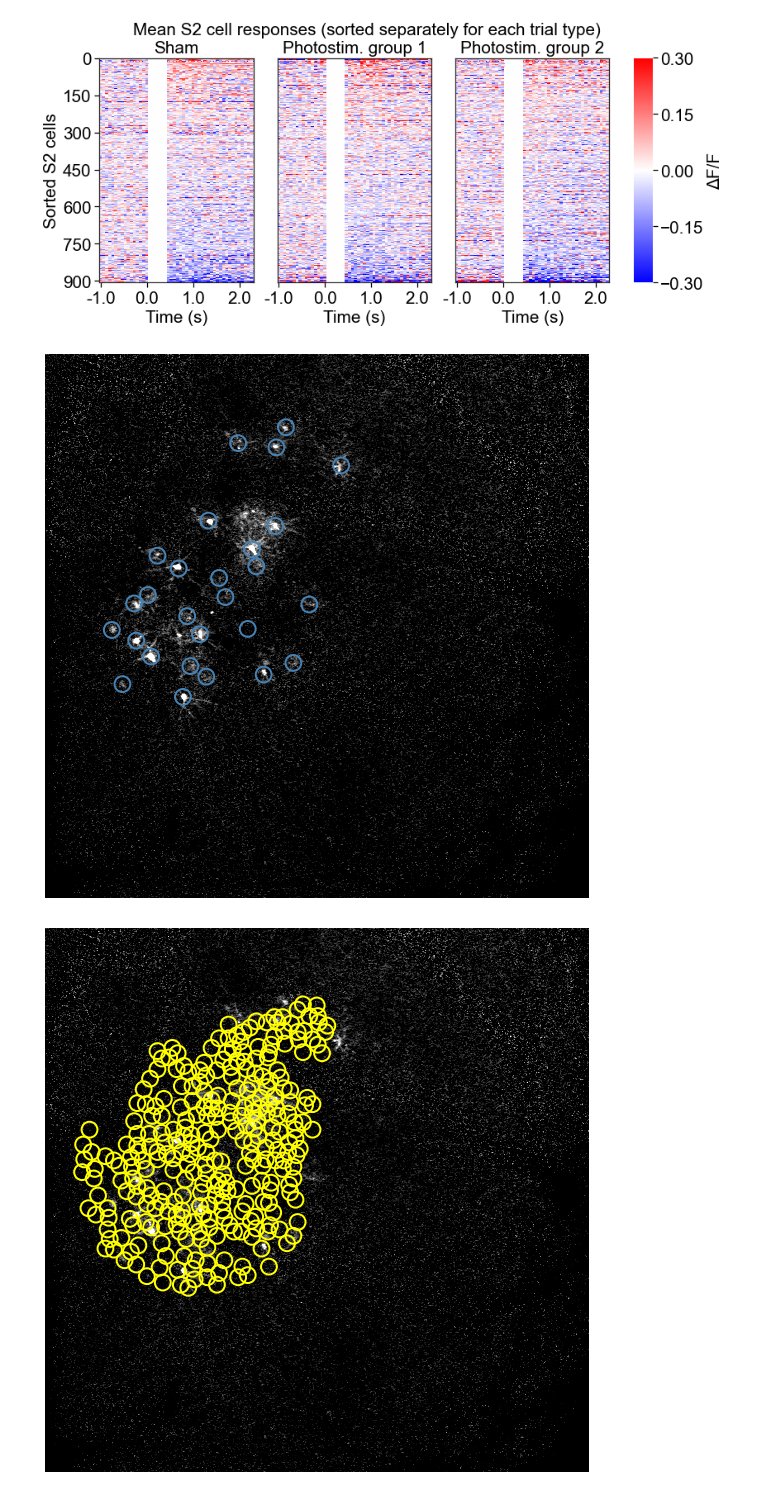
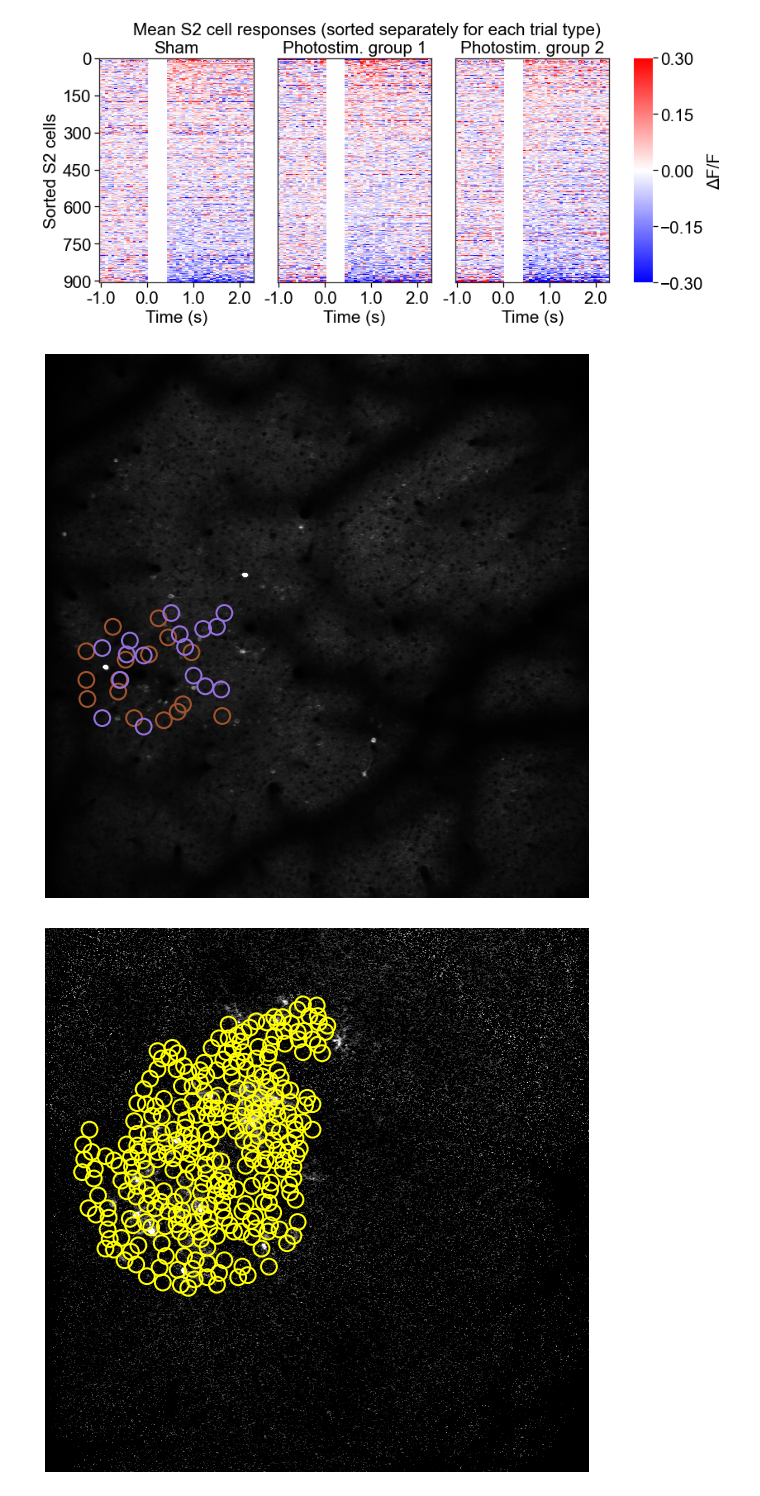
Before and after one commit to Packer-Lab/Vape, a Jupyter notebook: jupyter/rob/playground.ipynb, the cells around one changed output. Drawn from its saved outputs; the diff is of its cells as text; code cells hidden in the pictures.

```diff
--- a/jupyter/rob/playground.ipynb
+++ b/jupyter/rob/playground.ipynb
@@ -8,7 +8,7 @@ import utils.utils_funcs as uf
 import utils.gsheets_importer as gsi
 from utils.paq2py import *
 
-session_type = 'sensory_2sec_test'
+session_type = 'projection_2sec_test'
 # %% [output]
 The autoreload extension is already loaded. To reload it, use:
   %reload_ext autoreload
@@ -38,7 +38,13 @@ s2_borders_path: /home/rlees/mnt/qnap/Analysis/S2_borders
 # w2p_img = tf.imread(os.path.join(qnap_data_path, '2020-09-14', 'RL101', '2020-09-14_RL101_s-001',
 #                                  '2020-09-14_RL101_s-001_Cycle00001_Ch2_000001.ome.tif'))
 
-w2p_img = tf.imread(os.path.join(stam_save_path, '2020-09-08_RL099_t-007_Cycle00001_Ch3_Stim1_STA_Plane1_dFF_AvgImage.tif'))
+# w2p_img = tf.imread(os.path.join(qnap_data_path, '2021-02-18', 'RL127', '2021-02-18_RL127_s-001',
+#                                  '2021-02-18_RL127_s-001_Cycle00001_Ch3_000001.ome.tif'))
+
+w2p_img = tf.imread(os.path.join(qnap_data_path, '2021-02-23', 'RL129', '2021-02-23_RL129_s-001',
+                                 '2021-02-23_RL129_s-001_Cycle00001_Ch3_000001.ome.tif'))
+
+# w2p_img = tf.imread(os.path.join(stam_save_path, '2020-09-08_RL099_t-007_Cycle00001_Ch3_Stim1_STA_Plane1_dFF_AvgImage.tif'))
 # 2020-09-08_RL099_t-007_Cycle00001_Ch3_Stim1_STA_Plane1_dFF_AvgImage
 # 2020-09-08_RL099_t-008_Cycle00001_Ch3_Stim1_STA_Plane1_dFF_AvgImage
 
@@ -76,3 +82,11 @@ def s2pMasks(s2p_path, cell_ids, values):
             mask_img[ypix,xpix] = values[np.where(np.array(cell_ids) == n)[0]]*100
 
     return mask_img
+# %%
+pkl_files = ia.listdirFullpath(os.path.join(pkl_folder, session_type), string='RL129.pkl')
+
+# pkl_files = ia.listdirFullpath(os.path.join(pkl_folder, 'interneuron'), string='20_RL124.pkl')
+
+for pkl in pkl_files:
+
+    ses_obj = ia.loadPickle(pkl)
@@ -168,35 +172,37 @@ sens_target_coords = np.array([[x,y] for (x,y) in ses_obj.photostim_s.target_coo
 # %%
 target_coords = [
     rand_target_coords,
-#     sens_target_coords
+    sens_target_coords
 ]
 target_colors = [
-    'steelblue',
-#     'darkorange'
+#     'steelblue',
+#     'darkorange',
+    'sienna',
+    'mediumpurple'
 ]
 # target_colors = [
 #     'yellow',
 #     'yellow'
 # ]
 
 plt.figure(figsize=(10,10))
-plt.imshow(w2p_img, cmap='gray', vmin=0, vmax=30)
+plt.imshow(w2p_img, cmap='gray', vmin=0, vmax=2500)
 # plt.imshow(w2p_img, cmap='gray', vmin=100, vmax=3500)
 # plt.imshow(mask_img, cmap='bwr', vmin=-35, vmax=35)
 plt.axis('off')
 
 for coords, color in zip(target_coords, target_colors):
     plt.scatter(coords[:,1], coords[:,0],
                 facecolors='none', edgecolors=color, marker='.', s=1000,
                 linewidths=2
                )
 #     plt.scatter(targ_cell_meds[25][1], targ_cell_meds[25][0], color='k', s=1000)
 
 fig_dir = os.path.join(fig_save_path, 'S1S2_mechanisms_panels', '')
-save_path = fig_dir + 'RL099_random_STA_target_overlay'
+save_path = fig_dir + 'RL129_gcamp_target_overlay'
 ia.savePlot(save_path)
 # %% [output]
-[figure, old version]
+[figure, new version]
 # %%
 # plot circles and save as .svg
 
```
Also changed, not shown: parts of 5 cells of this notebook, 6 other files.
